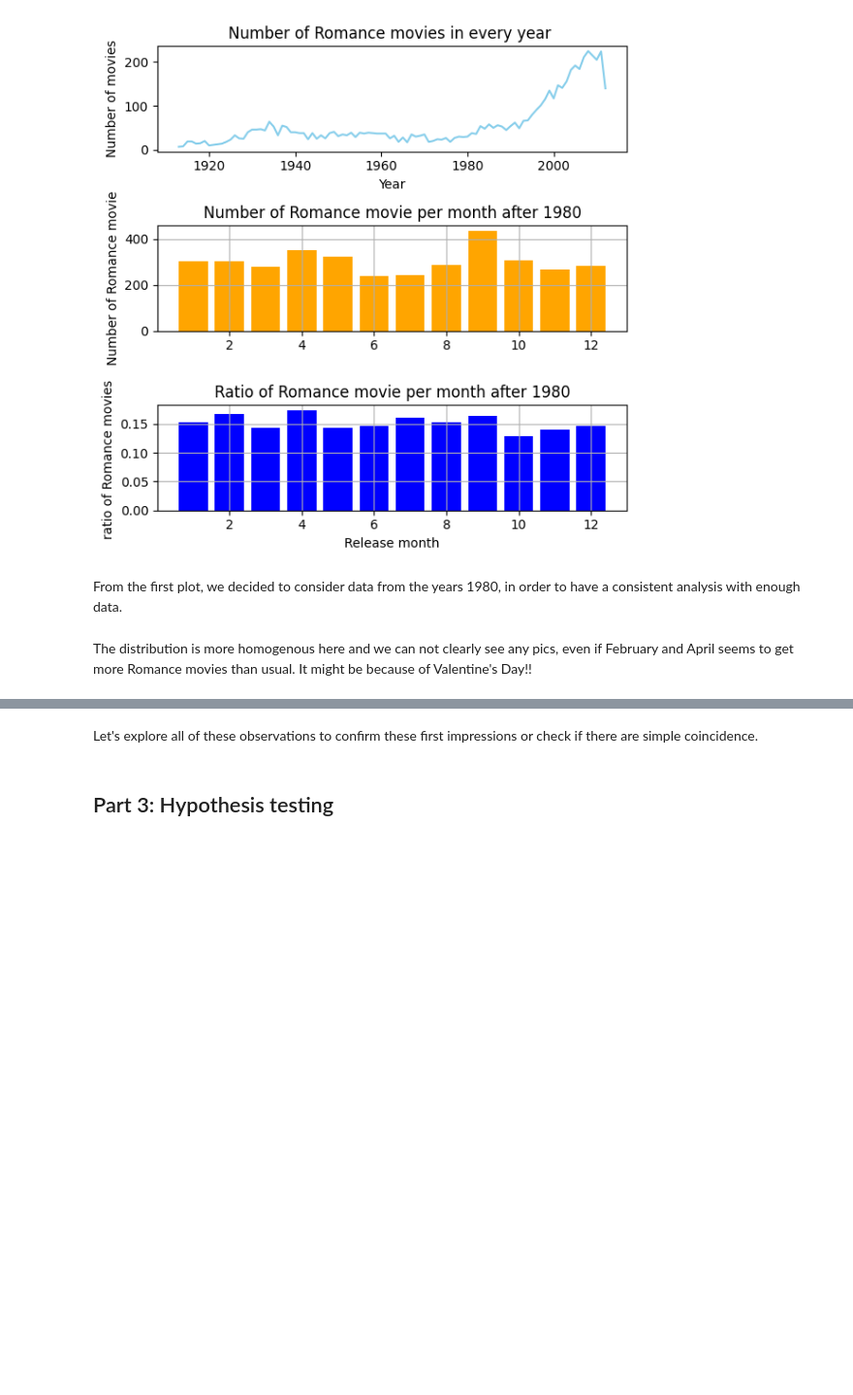
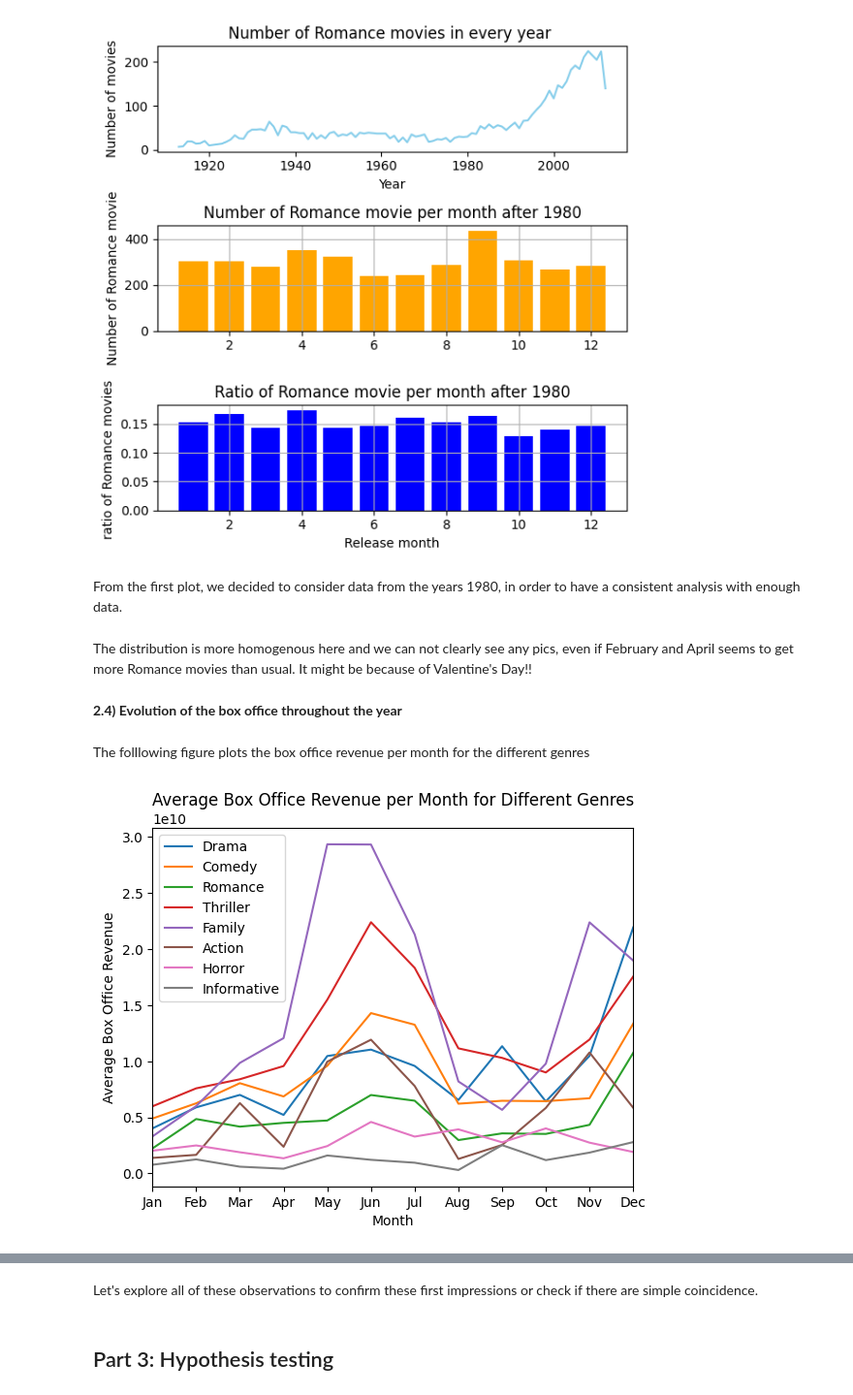
Before and after one commit to epfl-ada/ada-2023-project-dat4k, a Jupyter notebook: P2_final.ipynb, the cells around one changed output, grey strips where cells are left out. Shown at 97% size. Saved outputs shown, nothing was run; the diff lists cells and outputs as text; code cells hidden in the pictures; blank space fills up the shorter version.

```diff
--- a/P2_final.ipynb
+++ b/P2_final.ipynb
@@ -278,3 +277,25 @@ df_clean_genre.to_csv('Data/movie.metadata.genres.tsv', sep='\t')
+# %%
+#Remove the nan values of the box office revenue column
+
+df_clean_genre_boxoffice = df_clean_genre.dropna(subset=['Movie box office revenue'])
+# %%
+#Declare a dataframe per main genre
+
+drama_genres = df_clean_genre_boxoffice[(df_clean_genre_boxoffice['genre 1']=='Drama')|(df_clean_genre_boxoffice['genre 2']=='Drama')]
+
+comedy_genres = df_clean_genre_boxoffice[(df_clean_genre_boxoffice['genre 1']=='Comedy')|(df_clean_genre_boxoffice['genre 2']=='Comedy')]
+
+romance_genres = df_clean_genre_boxoffice[(df_clean_genre_boxoffice['genre 1']=='Romance')|(df_clean_genre_boxoffice['genre 2']=='Romance')]
+
+thriller_genres = df_clean_genre_boxoffice[(df_clean_genre_boxoffice['genre 1']=='Thriller')|(df_clean_genre_boxoffice['genre 2']=='Thriller')]
+
+action_genres = df_clean_genre_boxoffice[(df_clean_genre_boxoffice['genre 1']=='Action')|(df_clean_genre_boxoffice['genre 2']=='Action')]
+
+family_genres = df_clean_genre_boxoffice[(df_clean_genre_boxoffice['genre 1']=='Family film')|(df_clean_genre_boxoffice['genre 2']=='Family film')]
+
+horror_genres = df_clean_genre_boxoffice[(df_clean_genre_boxoffice['genre 1']=='Horror')|(df_clean_genre_boxoffice['genre 2']=='Horror')]
+
+informative_genres = df_clean_genre_boxoffice[(df_clean_genre_boxoffice['genre 1']=='Informative')|(df_clean_genre_boxoffice['genre 2']=='Informative')]
 # %% [markdown]
 ## Part 2: Getting to know the data: visualisation
 # %%
@@ -334,3 +357,24 @@ visu_P2(df_vis,1980, 'Romance')
 From the first plot, we decided to consider data from the years 1980, in order to have a consistent analysis with enough data.
 # %% [markdown]
 The distribution is more homogenous here and we can not clearly see any pics, even if February and April seems to get more Romance movies than usual. It might be because of Valentine's Day!!
+# %% [markdown]
+**2.4) Evolution of the box office throughout the year**
+# %%
+#Computations of the total revenue per month for each genre
+
+monthly_revenue_drama = drama_genres.groupby(drama_genres['Movie release month'])['Movie box office revenue'].sum()
+monthly_revenue_comedy = comedy_genres.groupby(comedy_genres['Movie release month'])['Movie box office revenue'].sum()
+monthly_revenue_romance = romance_genres.groupby(romance_genres['Movie release month'])['Movie box office revenue'].sum()
+monthly_revenue_thriller = thriller_genres.groupby(thriller_genres['Movie release month'])['Movie box office revenue'].sum()
+monthly_revenue_family = family_genres.groupby(family_genres['Movie release month'])['Movie box office revenue'].sum()
+monthly_revenue_action = action_genres.groupby(action_genres['Movie release month'])['Movie box office revenue'].sum()
+monthly_revenue_horror = horror_genres.groupby(horror_genres['Movie release month'])['Movie box office revenue'].sum()
+monthly_revenue_informative = informative_genres.groupby(informative_genres['Movie release month'])['Movie box office revenue'].sum()
+# %% [markdown]
+The folllowing figure plots the box office revenue per month for the different genres
+# %%
+plot_average_monthly_revenue(monthly_revenue_drama, monthly_revenue_comedy, monthly_revenue_romance,
+                                 monthly_revenue_thriller, monthly_revenue_action, monthly_revenue_family,
+                                 monthly_revenue_horror, monthly_revenue_informative)
+# %% [output]
+[figure, added]
```
Also changed, not shown: parts of 9 cells of this notebook.
